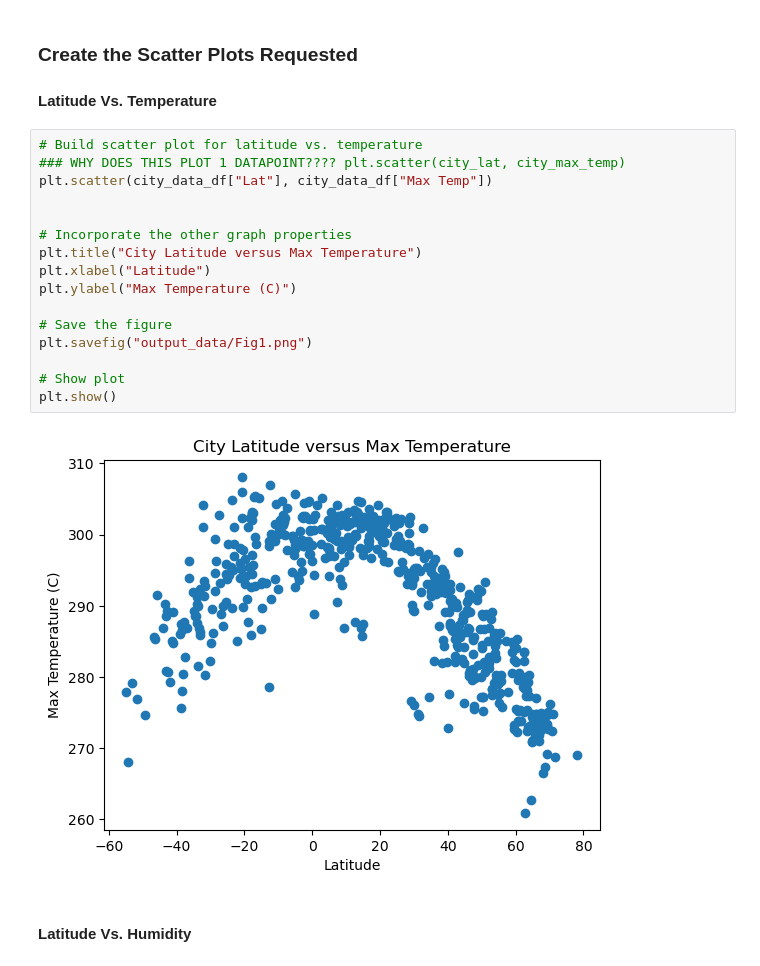
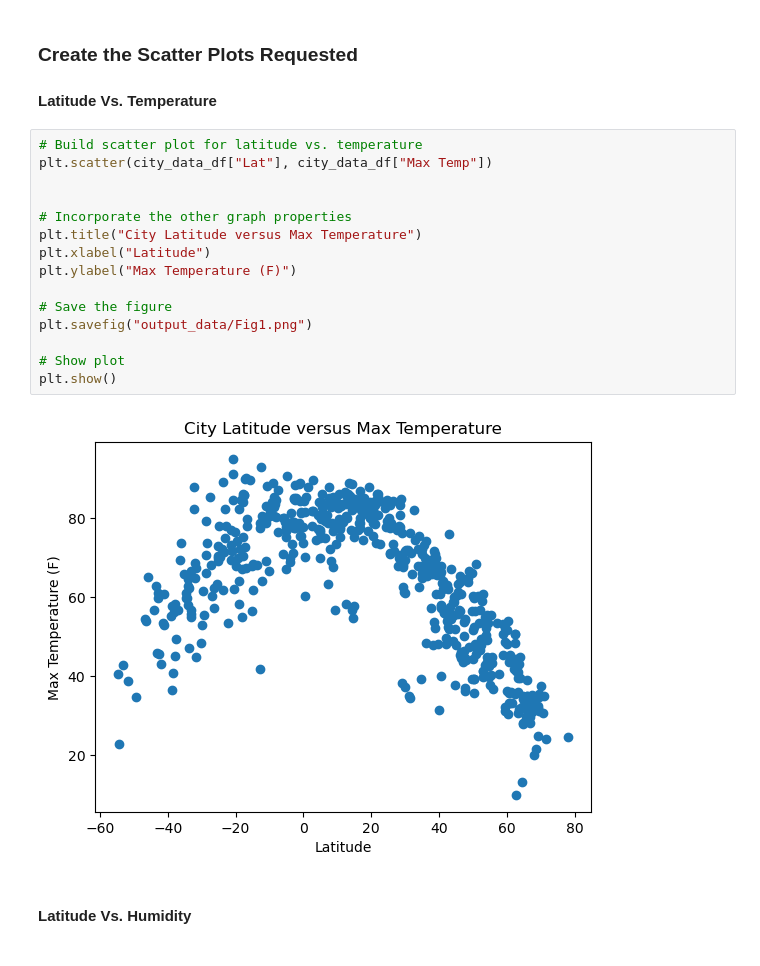
Before and after one commit to kgndirangu/python-api-challenge, a Jupyter notebook: WeatherPy/WeatherPy_KN.ipynb, the cells around one changed output. Cells and saved outputs as stored; diff of their text form.

```diff
--- a/WeatherPy/WeatherPy_KN.ipynb
+++ b/WeatherPy/WeatherPy_KN.ipynb
@@ -196,22 +205,21 @@ city_data_df.head()
 #### Latitude Vs. Temperature
 # %%
 # Build scatter plot for latitude vs. temperature
-### WHY DOES THIS PLOT 1 DATAPOINT???? plt.scatter(city_lat, city_max_temp)
 plt.scatter(city_data_df["Lat"], city_data_df["Max Temp"])
 
 
 # Incorporate the other graph properties
 plt.title("City Latitude versus Max Temperature")
 plt.xlabel("Latitude")
-plt.ylabel("Max Temperature (C)")
+plt.ylabel("Max Temperature (F)")
 
 # Save the figure
 plt.savefig("output_data/Fig1.png")
 
 # Show plot
 plt.show()
 # %% [output]
-[figure, old version]
+[figure, new version]
 # %% [markdown]
 #### Latitude Vs. Humidity
 # %%
```
Also changed, not shown: parts of 12 cells of this notebook.
